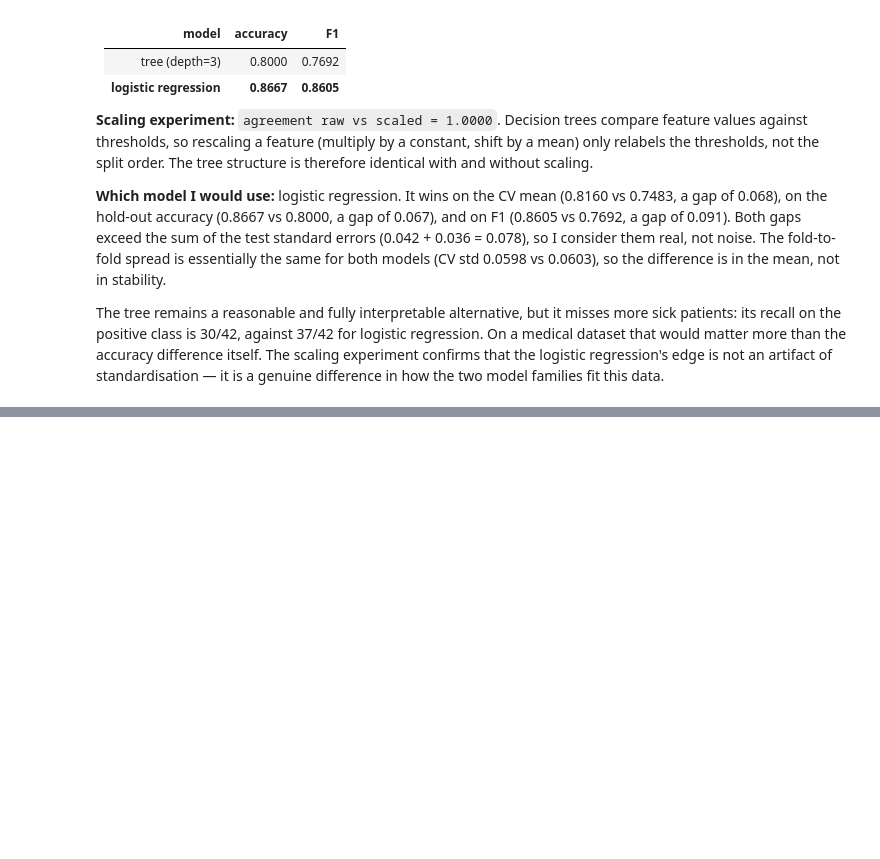
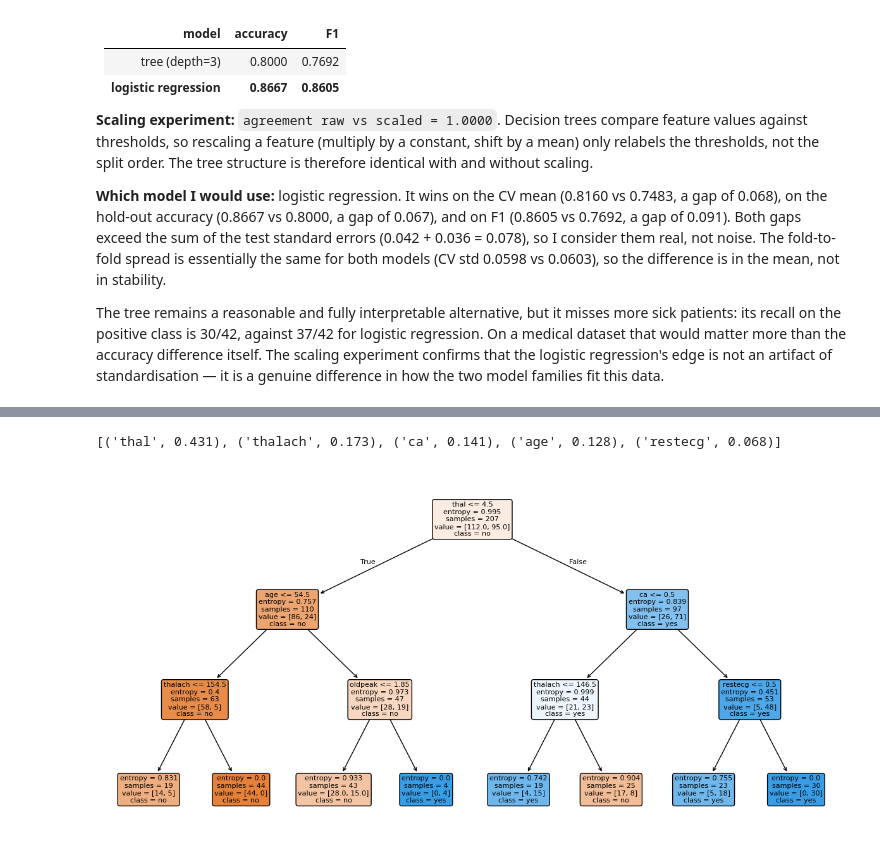
Before and after one commit to Assel061/Assel_ML_task_2, a Jupyter notebook: Assel_task2.ipynb, the cells around one changed output, grey strips where cells are left out. Drawn from its saved outputs; the diff is of its cells as text; code cells hidden in the pictures; blank space fills up the shorter version.

Commit message:
Part 5: reading the tree, importances, reproducibility

```diff
--- a/Assel_task2.ipynb
+++ b/Assel_task2.ipynb
@@ -647,0 +650,6 @@ The tree remains a reasonable and fully interpretable alternative, but it misses
+# %%
+from sklearn.tree import export_text
+
+shallow = DecisionTreeClassifier(criterion="entropy", max_depth=3,
+                                 random_state=SEED).fit(X_train, y_train)
+print(export_text(shallow, feature_names=feature_names))
@@ -647,0 +692,17 @@ The tree remains a reasonable and fully interpretable alternative, but it misses
+# %%
+ranked = sorted(zip(shallow.feature_importances_, feature_names),
+                reverse=True)
+print([(name, round(float(imp), 3)) for imp, name in ranked[:5]])
+# %% [output]
+[('thal', 0.431), ('thalach', 0.173), ('ca', 0.141), ('age', 0.128), ('restecg', 0.068)]
+# %%
+from sklearn.tree import plot_tree
+import matplotlib.pyplot as plt
+
+plt.figure(figsize=(12, 6))
+plot_tree(shallow, feature_names=feature_names, class_names=["no", "yes"],
+          filled=True, rounded=True, fontsize=8)
+plt.tight_layout()
+plt.show()
+# %% [output]
+[figure, added]
```
Also changed, not shown: parts of 4 cells of this notebook.
